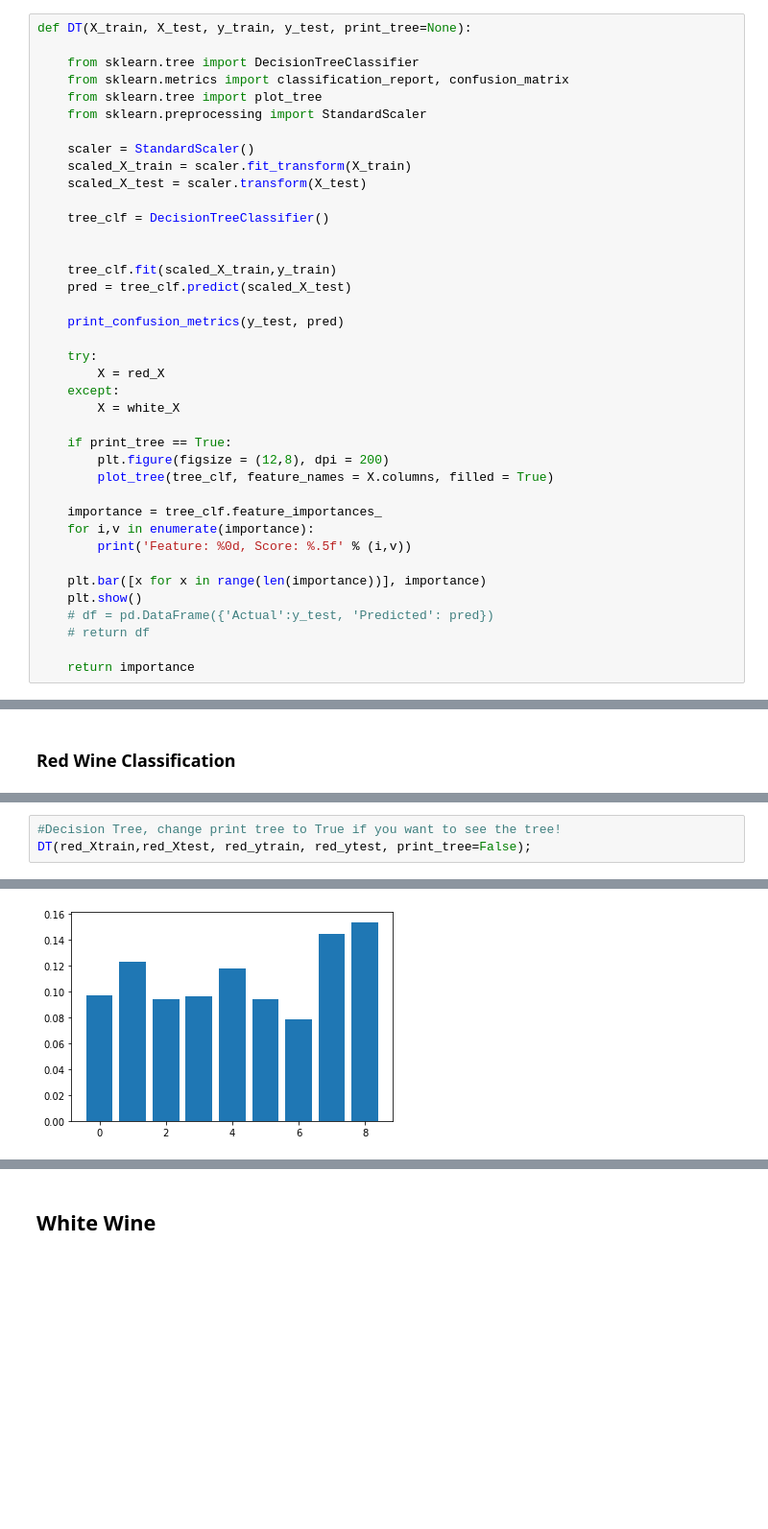
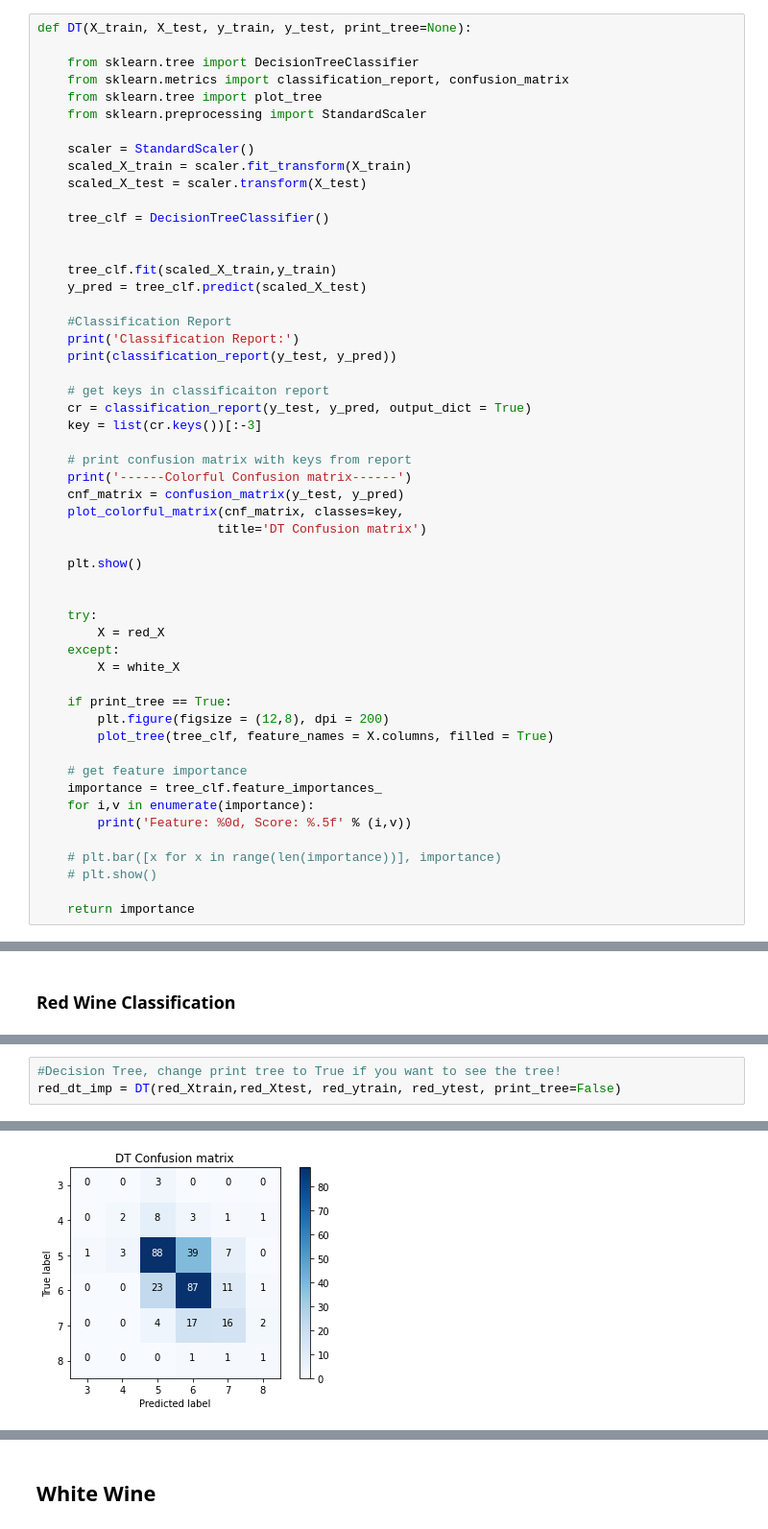
Before and after one commit to timc823/IST347, a Jupyter notebook: Project/Project.ipynb, the cells around one changed output, grey strips where cells are left out. Shown at 96% size. Cells and saved outputs as stored; diff of their text form; blank space fills up the shorter version.

Commit message:
create colorful confusion matrix

```diff
--- a/Project/Project.ipynb
+++ b/Project/Project.ipynb
@@ -324,9 +402,24 @@ def DT(X_train, X_test, y_train, y_test, print_tree=None):
 
 
     tree_clf.fit(scaled_X_train,y_train)
-    pred = tree_clf.predict(scaled_X_test)
+    y_pred = tree_clf.predict(scaled_X_test)
 
-    print_confusion_metrics(y_test, pred)
+    #Classification Report
+    print('Classification Report:')
+    print(classification_report(y_test, y_pred))
+
+    # get keys in classificaiton report
+    cr = classification_report(y_test, y_pred, output_dict = True)
+    key = list(cr.keys())[:-3]
+
+    # print confusion matrix with keys from report
+    print('------Colorful Confusion matrix------')
+    cnf_matrix = confusion_matrix(y_test, y_pred)
+    plot_colorful_matrix(cnf_matrix, classes=key,
+                        title='DT Confusion matrix')
+
+    plt.show()
+
 
     try:
         X = red_X
@@ -337,13 +430,12 @@ def DT(X_train, X_test, y_train, y_test, print_tree=None):
         plt.figure(figsize = (12,8), dpi = 200)
         plot_tree(tree_clf, feature_names = X.columns, filled = True)
 
+    # get feature importance
     importance = tree_clf.feature_importances_
     for i,v in enumerate(importance):
 	    print('Feature: %0d, Score: %.5f' % (i,v))
 
-    plt.bar([x for x in range(len(importance))], importance)
-    plt.show()
-    # df = pd.DataFrame({'Actual':y_test, 'Predicted': pred})
-    # return df
+    # plt.bar([x for x in range(len(importance))], importance)
+    # plt.show()
 
     return importance
@@ -438,4 +553,4 @@ weighted avg       0.52      0.53      0.53       320
 # %%
 #Decision Tree, change print tree to True if you want to see the tree!
-DT(red_Xtrain,red_Xtest, red_ytrain, red_ytest, print_tree=False);
+red_dt_imp = DT(red_Xtrain,red_Xtest, red_ytrain, red_ytest, print_tree=False)
 # %% [output]
@@ -459 +572 @@ Feature: 8, Score: 0.15385
-[figure, old version]
+[figure, new version]
```
Also changed, not shown: parts of 41 cells of this notebook.
